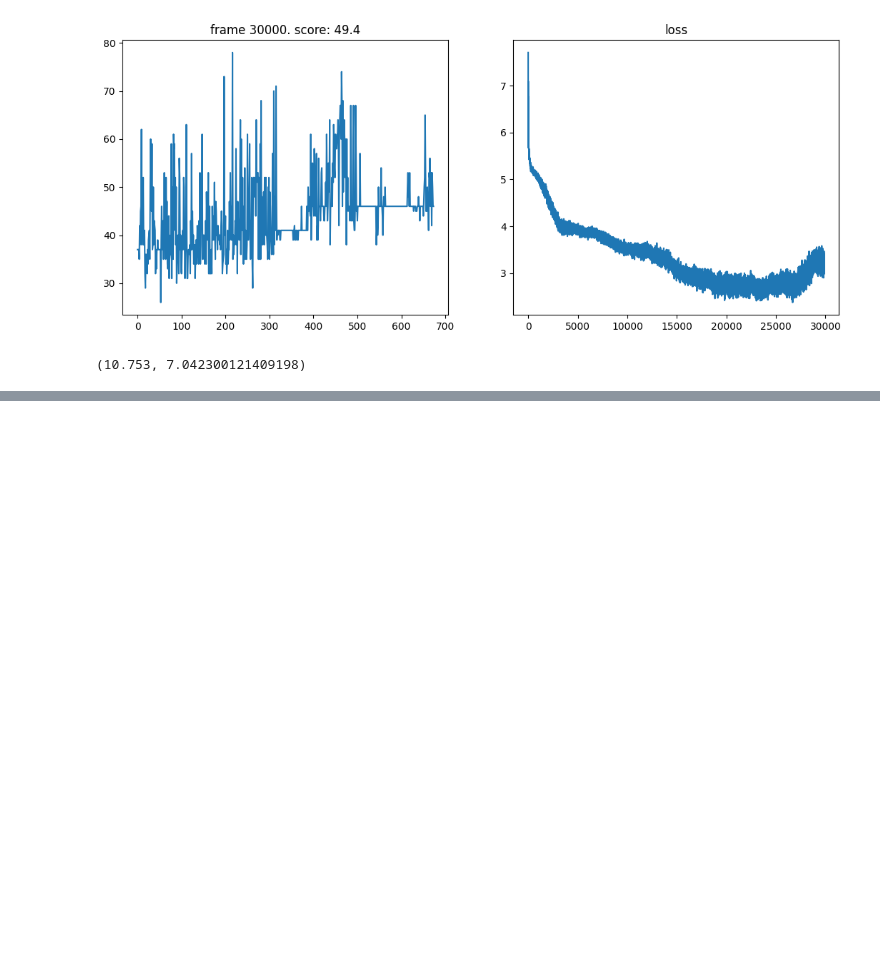
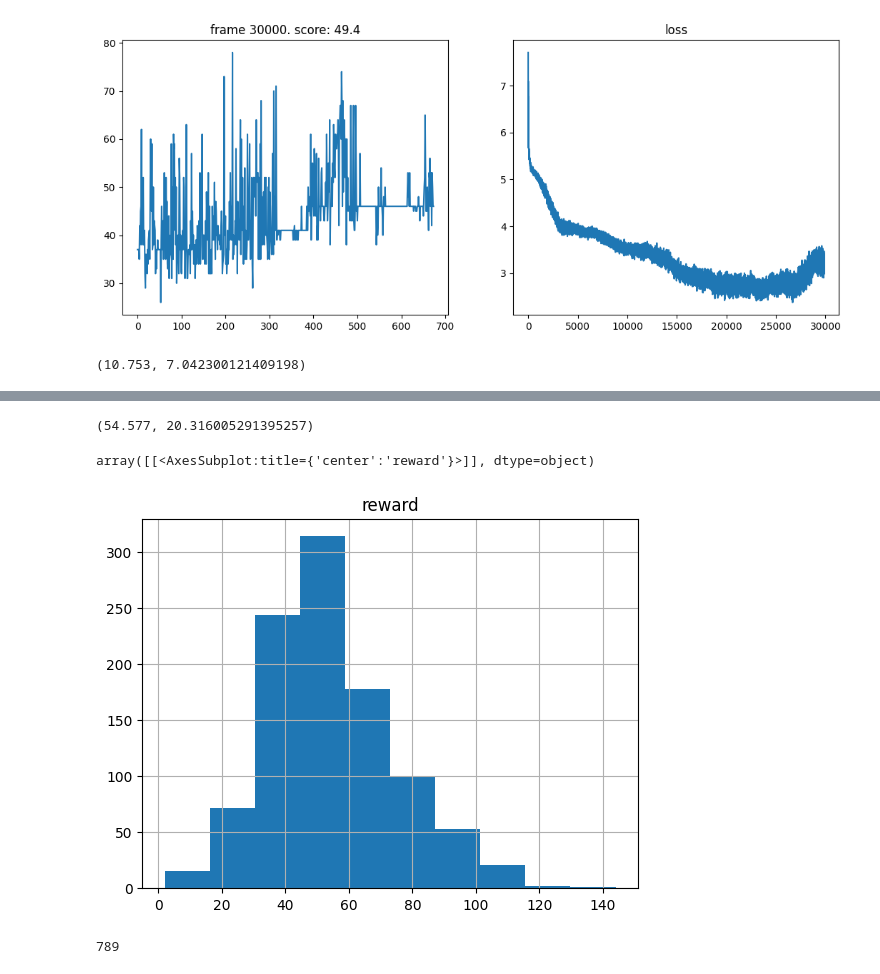
Before and after one commit to guigzzz/rainbow-is-all-you-need, a Jupyter notebook: x2_train.ipynb, the cells around one changed output, grey strips where cells are left out. Drawn from its saved outputs; the diff is of its cells as text; code cells hidden in the pictures; blank space fills up the shorter version.

Commit message:
bug fixes & stable baselines

```diff
--- a/x2_train.ipynb
+++ b/x2_train.ipynb
@@ -56,3 +56,17 @@ env.close()
 np.mean(rewards), np.std(rewards)
 # %% [output]
 (10.753, 7.042300121409198)
+# %%
+from x2 import X2Env
+from stable_baselines3 import PPO
+from uuid import uuid4
+
+env = X2Env()
+
+model = PPO("MlpPolicy", env, verbose=1, seed=0)
+model.learn(total_timesteps=100_000)
+
+path = f'models/{uuid4()}.model'
+print(path)
+
+model.save(path)
@@ -58,0 +91,44 @@ np.mean(rewards), np.std(rewards)
+# %%
+from typing import List
+import numpy as np
+
+env = X2Env()
+state, _ = env.reset()
+
+rewards: List[int] = []
+
+for s in range(1000):
+    env.reset(seed=s)
+    r = 0
+
+    while True:
+        action, _ = model.predict(state, deterministic=True)
+        state, reward, done, _, _ = env.step(action)
+
+        r += reward
+
+        if done:
+            rewards.append(r)
+            break
+
+env.close()
+
+np.mean(rewards), np.std(rewards)
+# %% [output]
+(54.577, 20.316005291395257)
+# %%
+import pandas as pd
+
+df = pd.DataFrame(rewards, columns=['reward'])
+df.hist()
+# %% [output]
+array([[<AxesSubplot:title={'center':'reward'}>]], dtype=object)
+[figure, added]
+# %%
+seed = int(np.argmax(rewards))
+print(seed)
+
+env = X2Env()
+state, _ = env.reset(seed=seed)
+# %% [output]
+789
```
Also changed, not shown: parts of 2 cells of this notebook, 4 other files.
